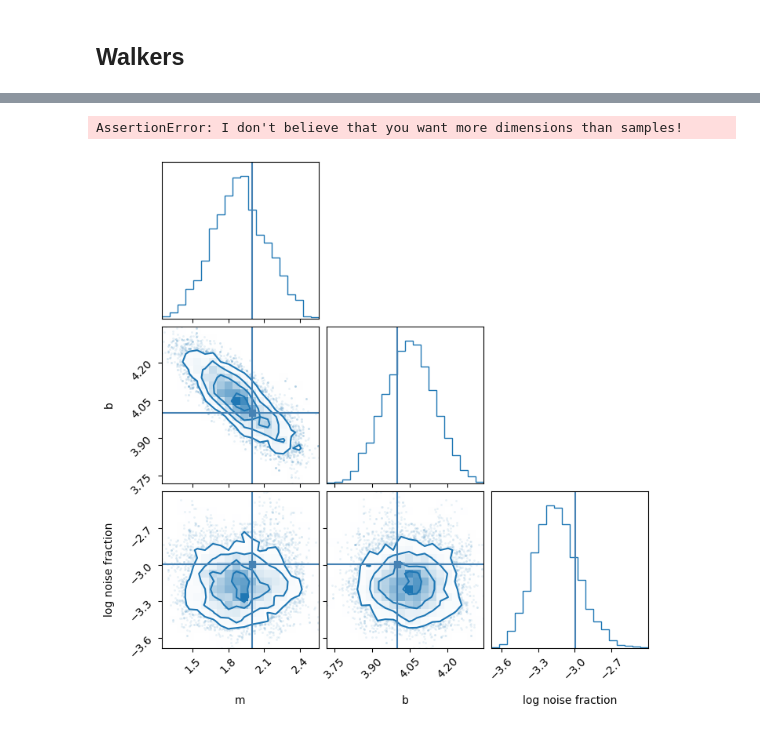
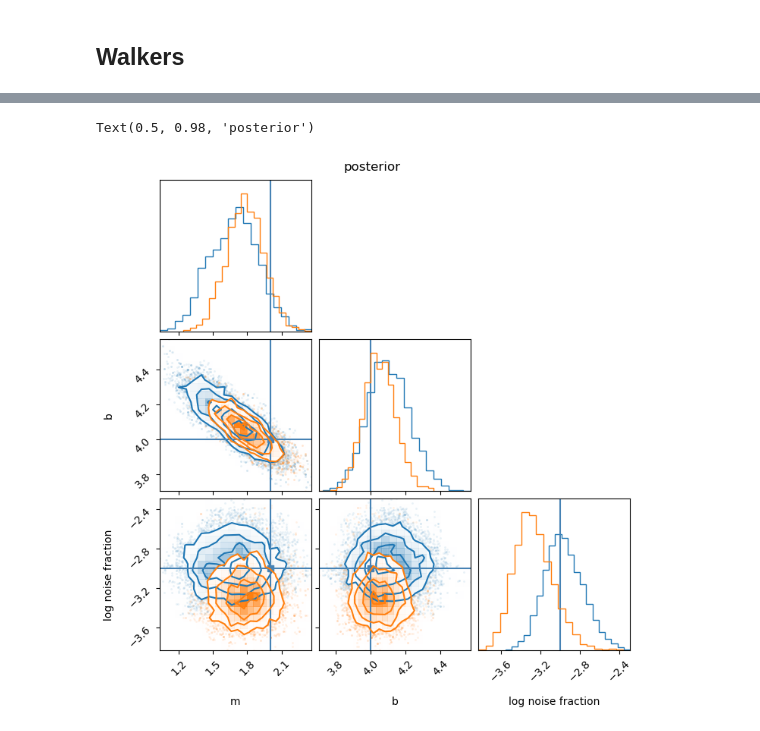
Before and after one commit to beykyle/rxmc, a Jupyter notebook: examples/sampling_algos.ipynb, the cells around one changed output, grey strips where cells are left out. Drawn from its saved outputs; the diff is of its cells as text; code cells hidden in the pictures.

```diff
--- a/examples/sampling_algos.ipynb
+++ b/examples/sampling_algos.ipynb
@@ -144,7 +136,7 @@ def proposal_distribution_log_noise(x, rng):
 
 
 metropolis_likelihood = rxmc.param_sampling.MetropolisHastingsSampler(
-    params=likelihood_unknown_stat.params,
+    params=likelihood.params,
     starting_location=np.array(noise_prior.mean()),
     proposal=proposal_distribution_log_noise,
     prior=noise_prior,
@@ -220,22 +219,19 @@ plot_chains(walker_adaptive, my_model, true_params)
 # %%
-def plot_posterior_corner(walker1, walker2):
-    fig = corner.corner(
-        np.hstack([walker1.model_chain, walker1.likelihood_chain[0]]),
-        labels=[p.name for p in my_model.params]
-        + [walker1.likelihood_sample_confs[0].params[0].name],
-        label="posterior",
-        truths=[true_params["m"], true_params["b"], np.log(noise)],
-        color="tab:blue",
-    )
-    corner.corner(
-        np.hstack([walker2.model_chain, walker2.likelihood_chain[0]]),
-        fig=fig,
-        color="tab:orange",
-    )
+fig = corner.corner(
+    np.hstack([walker_metropolis.model_chain, walker_metropolis.likelihood_chain[0]]),
+    labels=[p.name for p in my_model.params]
+    + [walker_metropolis.likelihood_sample_confs[0].params[0].name],
+    label="posterior",
+    truths=[true_params["m"], true_params["b"], np.log(noise)],
+    color="tab:blue",
+)
+corner.corner(
+    np.hstack([walker_adaptive.model_chain, walker_adaptive.likelihood_chain[0]]),
+    fig=fig,
+    color="tab:orange",
+)
 
-    fig.suptitle("posterior")
+fig.suptitle("posterior")
+# %% [output]
+Text(0.5, 0.98, 'posterior')
+[figure, added]
-# %%
-plot_posterior_corner(walker_metropolis, walker_adaptive)
-# %% [output]
-AssertionError: I don't believe that you want more dimensions than samples!
-[figure, removed]
```
Also changed, not shown: parts of 17 cells of this notebook, 3 other files.
